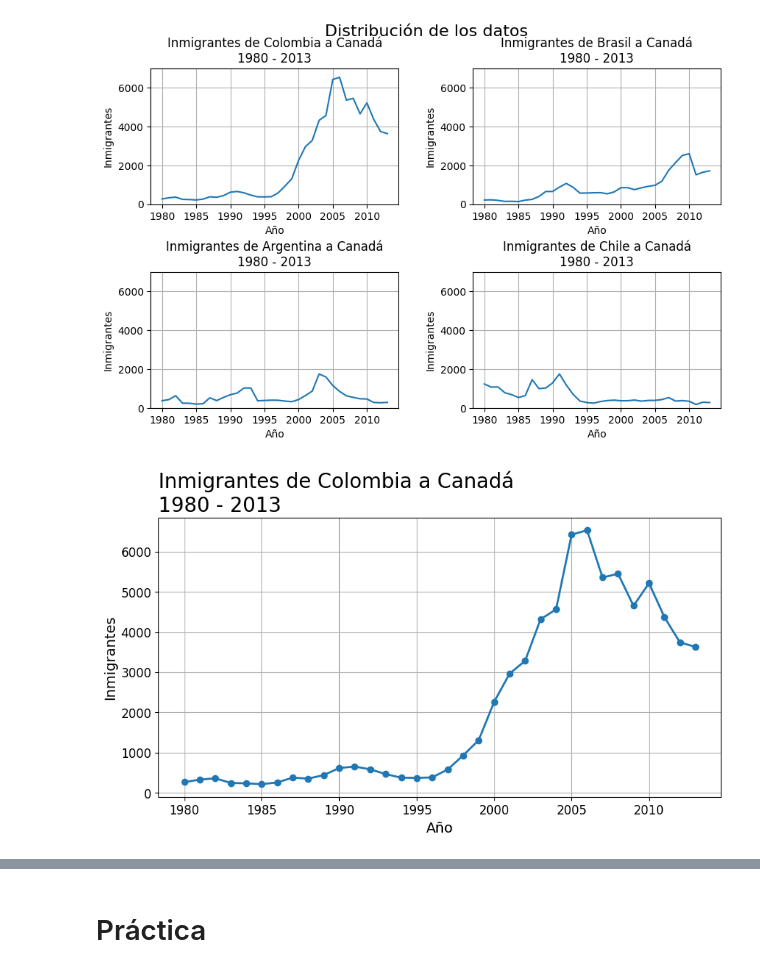
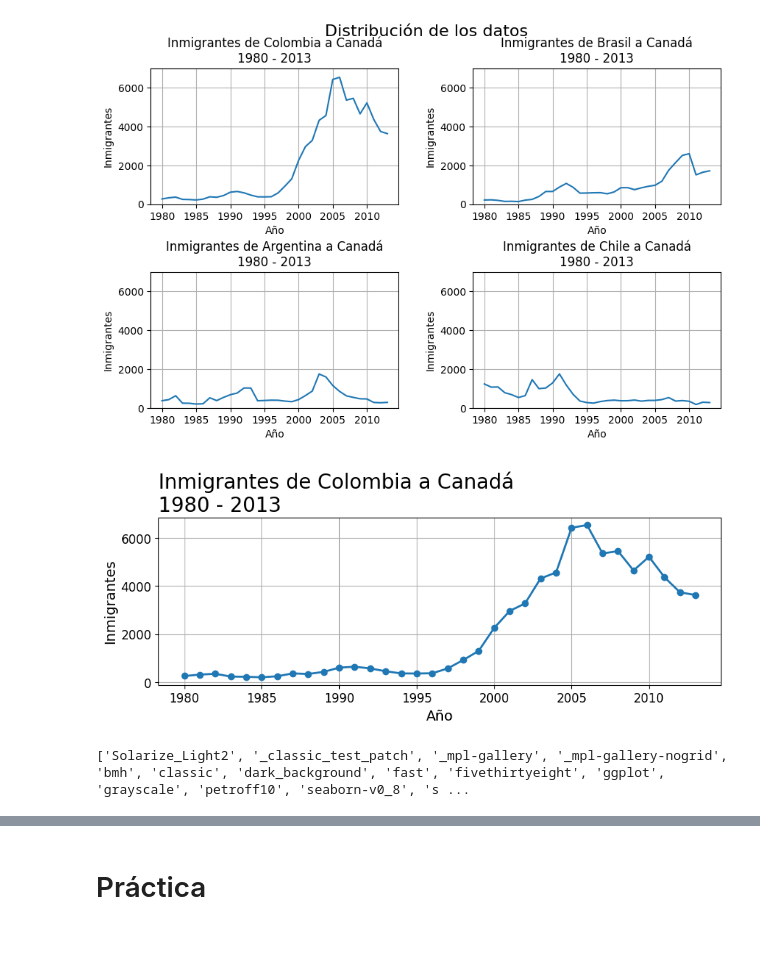
Before and after one commit to AenimaLabs/Oracle_One_Data_Science, a Jupyter notebook: Visualización_de_datos.ipynb, the cells around one changed output, grey strips where cells are left out. Drawn from its saved outputs; the diff is of its cells as text; code cells hidden in the pictures; blank space fills up the shorter version.

```diff
--- a/Visualización_de_datos.ipynb
+++ b/Visualización_de_datos.ipynb
@@ -276,15 +276,19 @@ plt.show()
 # %% [output]
 [figure]
 # %%
-fig, ax = plt.subplots(figsize=(10, 5)) #fig es la figura (tamaño del lienzo) y ax es la gráfica
+fig, ax = plt.subplots(figsize=(10, 3)) #fig es la figura (tamaño del lienzo) y ax es la gráfica
 ax.plot(datos_col["Año"], datos_col["Inmigrantes"], lw=2, marker="o")
 ax.xaxis.set_major_locator(plt.MultipleLocator(5)) #los ticks van de 5 en 5 de manera automática
 ax.set_title("Inmigrantes de Colombia a Canadá\n1980 - 2013", fontsize=20, loc="left")
 ax.set_xlabel("Año", fontsize=14)
 ax.set_ylabel("Inmigrantes",fontsize=14)
 ax.yaxis.set_tick_params(labelsize=12)
 ax.xaxis.set_tick_params(labelsize=12)
 ax.grid(True)
 plt.show()
 # %% [output]
-[figure, old version]
+[figure, new version]
+# %%
+print(plt.style.available) #estilos disponibles
+# %% [output]
+['Solarize_Light2', '_classic_test_patch', '_mpl-gallery', '_mpl-gallery-nogrid', 'bmh', 'classic', 'dark_background', 'fast', 'fivethirtyeight', 'ggplot', 'grayscale', 'petroff10', 'seaborn-v0_8', 's ...
```
Also changed, not shown: parts of 5 cells of this notebook.
